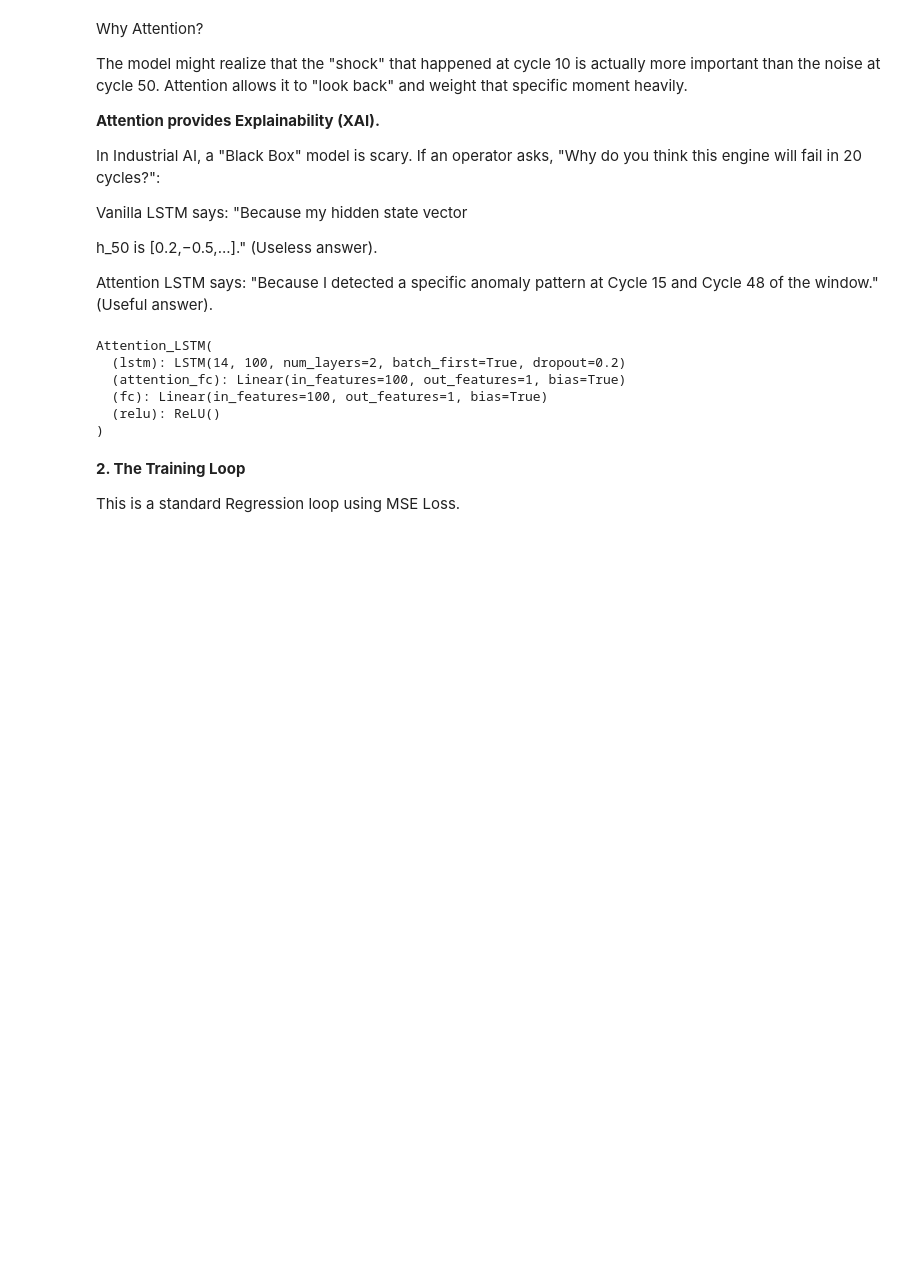
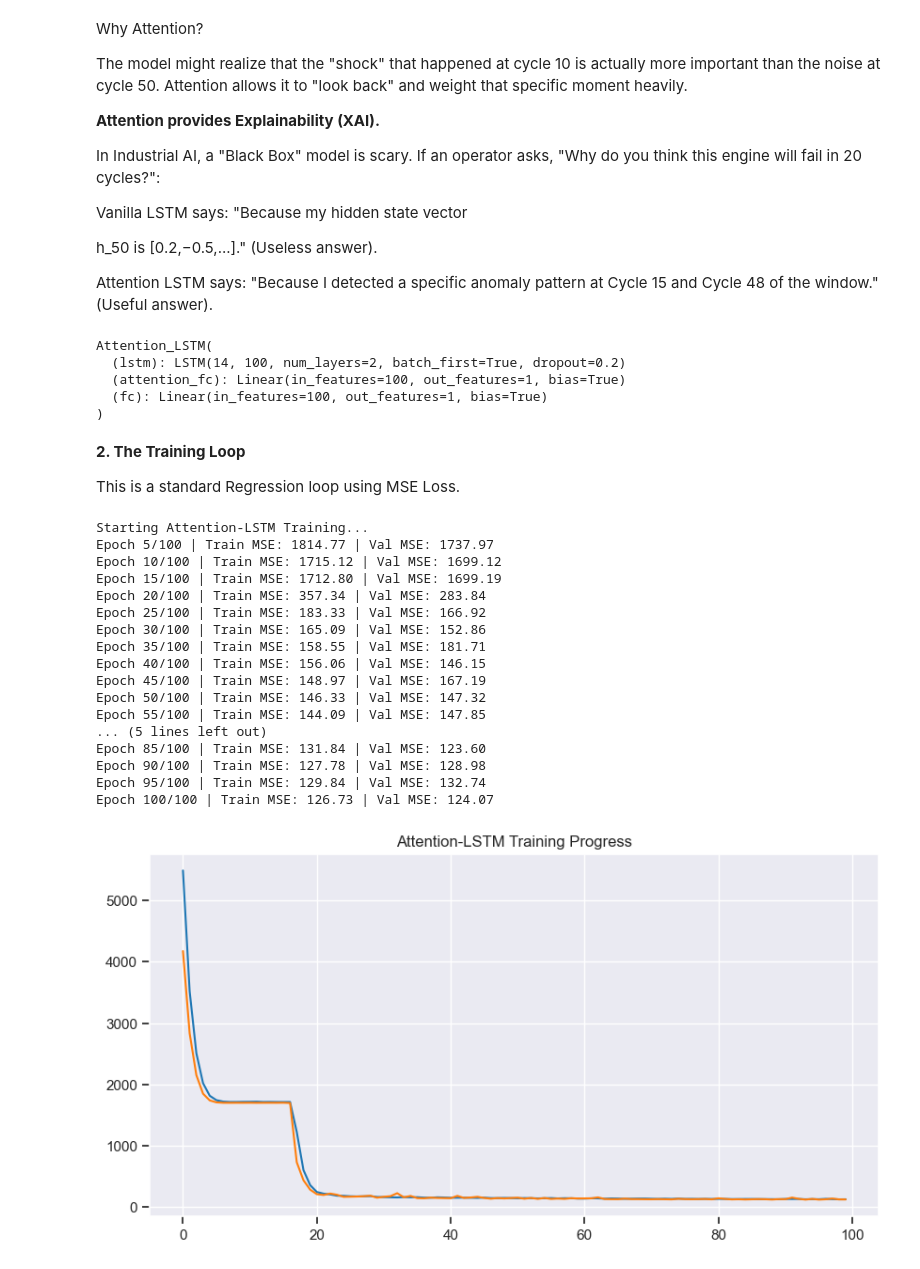
Before and after one commit to SinghNayanKumar/NASA-turbofan-RUL, a Jupyter notebook: notebooks/EDA.ipynb, the cells around one changed output. Saved outputs shown, nothing was run; the diff lists cells and outputs as text; code cells hidden in the pictures; blank space fills up the shorter version.

```diff
--- a/notebooks/EDA.ipynb
+++ b/notebooks/EDA.ipynb
@@ -848,7 +909,7 @@ import torch
 import torch.nn as nn
 import torch.optim as optim
 # %%
-class RUL_LSTM(nn.Module):
+"""class RUL_LSTM(nn.Module):
     def __init__(self, input_dim, hidden_dim, num_layers, dropout_prob):
         super(RUL_LSTM, self).__init__()
 
@@ -888,7 +949,7 @@ dropout_prob = 0.2
 
 # Initialize
 lstm_model = RUL_LSTM(input_dim, hidden_dim, num_layers, dropout_prob).to(device)
-print(lstm_model)
+print(lstm_model) """
 # %% [markdown]
 Q. Why are we NOT using bidirectional LSTM?
 
@@ -930,7 +991,7 @@ class Attention_LSTM(nn.Module):
         # Activation (ReLU)
         # RUL cannot be negative, so ReLU is a safe choice,
         # though linear is also fine if we clip output.
-        self.relu = nn.ReLU()
+        #self.relu = nn.ReLU()
 
     def forward(self, x):
         # x shape: (Batch, Seq_Len, Features) -> (Batch, 50, 14)
@@ -955,7 +1016,8 @@ class Attention_LSTM(nn.Module):
 
         # --- Final Prediction ---
         prediction = self.fc(context_vector)
-        return self.relu(prediction)
+        #return self.relu(prediction)
+        return prediction
 
 # Hyperparameters
 input_dim = 14  # 14 Sensors
@@ -963,7 +1025,7 @@ hidden_dim = 100
 num_layers = 2
 dropout_prob = 0.2
 
-# Re-Initialize with the Hi-Fi Model
+# Initialize the Model
 lstm_model = Attention_LSTM(input_dim, hidden_dim, num_layers, dropout_prob).to(device)
 print(lstm_model)
 # %% [output]
@@ -971,7 +1033,6 @@ Attention_LSTM(
   (lstm): LSTM(14, 100, num_layers=2, batch_first=True, dropout=0.2)
   (attention_fc): Linear(in_features=100, out_features=1, bias=True)
   (fc): Linear(in_features=100, out_features=1, bias=True)
-  (relu): ReLU()
 )
 # %% [markdown]
 **2. The Training Loop**
@@ -980,18 +1041,19 @@ This is a standard Regression loop using MSE Loss.
 # %%
 #train parameters
 learning_rate = 0.001
+criterion = nn.MSELoss()
+epochs = 100  # Attention usually converges slightly faster
 
 # 1. Setup Optimizer
 optimizer = optim.Adam(lstm_model.parameters(), lr=learning_rate)
-criterion = nn.MSELoss()
-epochs = 40  # Attention usually converges slightly faster
+
 
 train_losses = []
 val_losses = []
 
 print("Starting Attention-LSTM Training...")
 
-# 3. Training Loop (Standard)
+# 2. Training Loop (Standard)
 for epoch in range(epochs):
     lstm_model.train()
     running_loss = 0.0
@@ -1005,30 +1067,49 @@ for epoch in range(epochs):
         loss.backward()
         optimizer.step()
 
         running_loss += loss.item()
 
     avg_train_loss = running_loss / len(train_loader_lstm)
     train_losses.append(avg_train_loss)
 
     # Validation
     lstm_model.eval()
     running_val_loss = 0.0
     with torch.no_grad():
         for X_val, y_val in val_loader_lstm:
             X_val, y_val = X_val.to(device), y_val.to(device)
             y_pred_val = lstm_model(X_val)
             loss = criterion(y_pred_val, y_val)
             running_val_loss += loss.item()
 
     avg_val_loss = running_val_loss / len(val_loader_lstm)
     val_losses.append(avg_val_loss)
 
     if (epoch+1) % 5 == 0:
         print(f"Epoch {epoch+1}/{epochs} | Train MSE: {avg_train_loss:.2f} | Val MSE: {avg_val_loss:.2f}")
 
 # 4. Plot Training
 plt.figure(figsize=(10, 5))
 plt.plot(train_losses, label='Train MSE')
 plt.plot(val_losses, label='Val MSE')
 plt.title("Attention-LSTM Training Progress")
 plt.show()
+# %% [output]
+Starting Attention-LSTM Training...
+Epoch 5/100 | Train MSE: 1814.77 | Val MSE: 1737.97
+Epoch 10/100 | Train MSE: 1715.12 | Val MSE: 1699.12
+Epoch 15/100 | Train MSE: 1712.80 | Val MSE: 1699.19
+Epoch 20/100 | Train MSE: 357.34 | Val MSE: 283.84
+Epoch 25/100 | Train MSE: 183.33 | Val MSE: 166.92
+Epoch 30/100 | Train MSE: 165.09 | Val MSE: 152.86
+Epoch 35/100 | Train MSE: 158.55 | Val MSE: 181.71
+Epoch 40/100 | Train MSE: 156.06 | Val MSE: 146.15
+Epoch 45/100 | Train MSE: 148.97 | Val MSE: 167.19
+Epoch 50/100 | Train MSE: 146.33 | Val MSE: 147.32
+Epoch 55/100 | Train MSE: 144.09 | Val MSE: 147.85
+... (5 lines left out)
+Epoch 85/100 | Train MSE: 131.84 | Val MSE: 123.60
+Epoch 90/100 | Train MSE: 127.78 | Val MSE: 128.98
+Epoch 95/100 | Train MSE: 129.84 | Val MSE: 132.74
+Epoch 100/100 | Train MSE: 126.73 | Val MSE: 124.07
+[figure, added]
```
Also changed, not shown: parts of 19 cells of this notebook.
